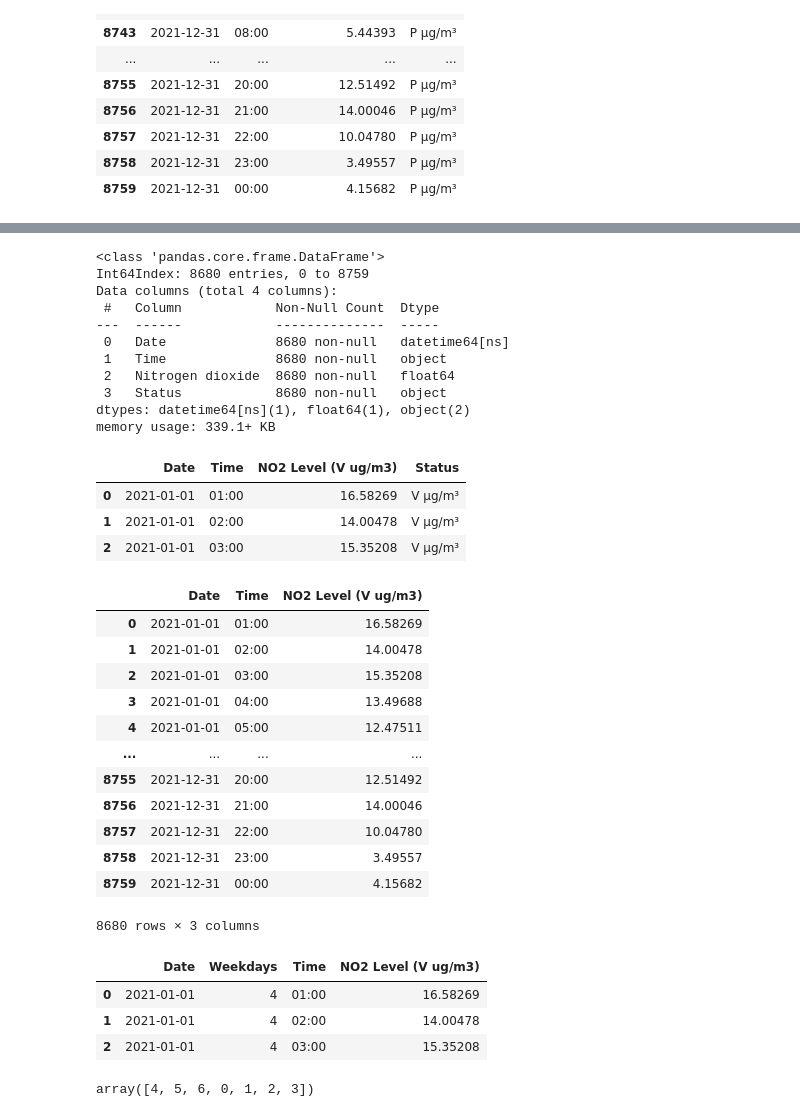
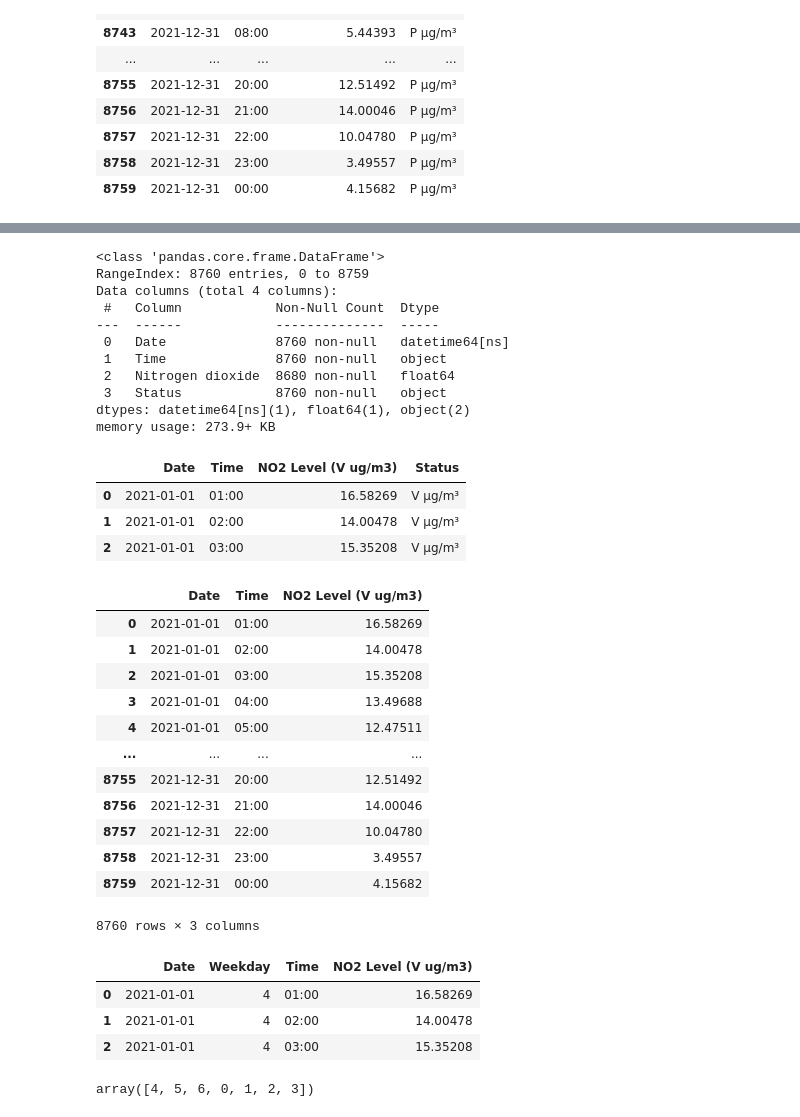
Before and after one commit to deliabel/CodeDivisionWorksheets, a Jupyter notebook: Air_Quality_Project.ipynb, the cells around one changed output, grey strips where cells are left out. Cells and saved outputs as stored; diff of their text form; code cells hidden in the pictures.

```diff
--- a/Air_Quality_Project.ipynb
+++ b/Air_Quality_Project.ipynb
@@ -289,5 +322,5 @@ measured_21df.tail(26)
 # %%
 # Removes rows with nodata in the 'Nitrogen dioxide' column
 # measured_21df = measured_21df.loc[measured_21df['Nitrogen dioxide'] != 'nodata']
-measured_21df = measured_21df[measured_21df['Nitrogen dioxide'] != 'nodata']
-measured_21df
+#measured_21df = measured_21df[measured_21df['Nitrogen dioxide'] != 'nodata']
+#measured_21df
@@ -314,4 +331,4 @@ measured_21df_check
 # %%
 # additional: replaces 'nodata' with None, might help with plots, will introduce nulls
-#measured_21df = measured_21df.replace('nodata', None)
-#measured_21df.info()
+measured_21df = measured_21df.replace('nodata', None)
+measured_21df.info()
@@ -321,16 +350,16 @@ measured_21df = measured_21df.astype({'Nitrogen dioxide': float,})
 measured_21df.info()
 # %% [output]
 <class 'pandas.core.frame.DataFrame'>
-Int64Index: 8680 entries, 0 to 8759
+RangeIndex: 8760 entries, 0 to 8759
 Data columns (total 4 columns):
  #   Column            Non-Null Count  Dtype
 ---  ------            --------------  -----
- 0   Date              8680 non-null   datetime64[ns]
- 1   Time              8680 non-null   object
+ 0   Date              8760 non-null   datetime64[ns]
+ 1   Time              8760 non-null   object
  2   Nitrogen dioxide  8680 non-null   float64
- 3   Status            8680 non-null   object
+ 3   Status            8760 non-null   object
 dtypes: datetime64[ns](1), float64(1), object(2)
-memory usage: 339.1+ KB
+memory usage: 273.9+ KB
 # %%
 # Renames the column 'Nitrogen dioxide' to 'NO2 Level (V ug/m3)'
 measured_21df = measured_21df.rename({'Nitrogen dioxide': "NO2 Level (V ug/m3)"}, axis="columns")
@@ -342,7 +371,7 @@ measured_21df.head(3)
 | 2 | 2021-01-01 | 03:00 | 15.35208 | V µg/m³ |
 # %%
 # Removes the 'Status' column
-measured_21df = measured_21df.drop('Status', axis = 1) # what do these negative values mean? there are 9.
+measured_21df = measured_21df.drop('Status', axis = 1)
 measured_21df
 # %% [output]
 |  | Date | Time | NO2 Level (V ug/m3) |
@@ -357,13 +386,13 @@ measured_21df
 | 8757 | 2021-12-31 | 22:00 | 10.04780 |
 | 8758 | 2021-12-31 | 23:00 | 3.49557 |
 | 8759 | 2021-12-31 | 00:00 | 4.15682 |
-8680 rows × 3 columns
+8760 rows × 3 columns
 # %%
-# Creates a new 'Weekdays' column to label days of the week
-measured_21df.insert(1, 'Weekdays', measured_21df['Date'].dt.weekday)
+# Creates a new 'Weekday' column to label days of the week
+measured_21df.insert(1, 'Weekday', measured_21df['Date'].dt.weekday)
 measured_21df.head(3)
 # %% [output]
-|  | Date | Weekdays | Time | NO2 Level (V ug/m3) |
+|  | Date | Weekday | Time | NO2 Level (V ug/m3) |
 | 0 | 2021-01-01 | 4 | 01:00 | 16.58269 |
 | 1 | 2021-01-01 | 4 | 02:00 | 14.00478 |
 | 2 | 2021-01-01 | 4 | 03:00 | 15.35208 |
```
Also changed, not shown: parts of 47 cells of this notebook.
